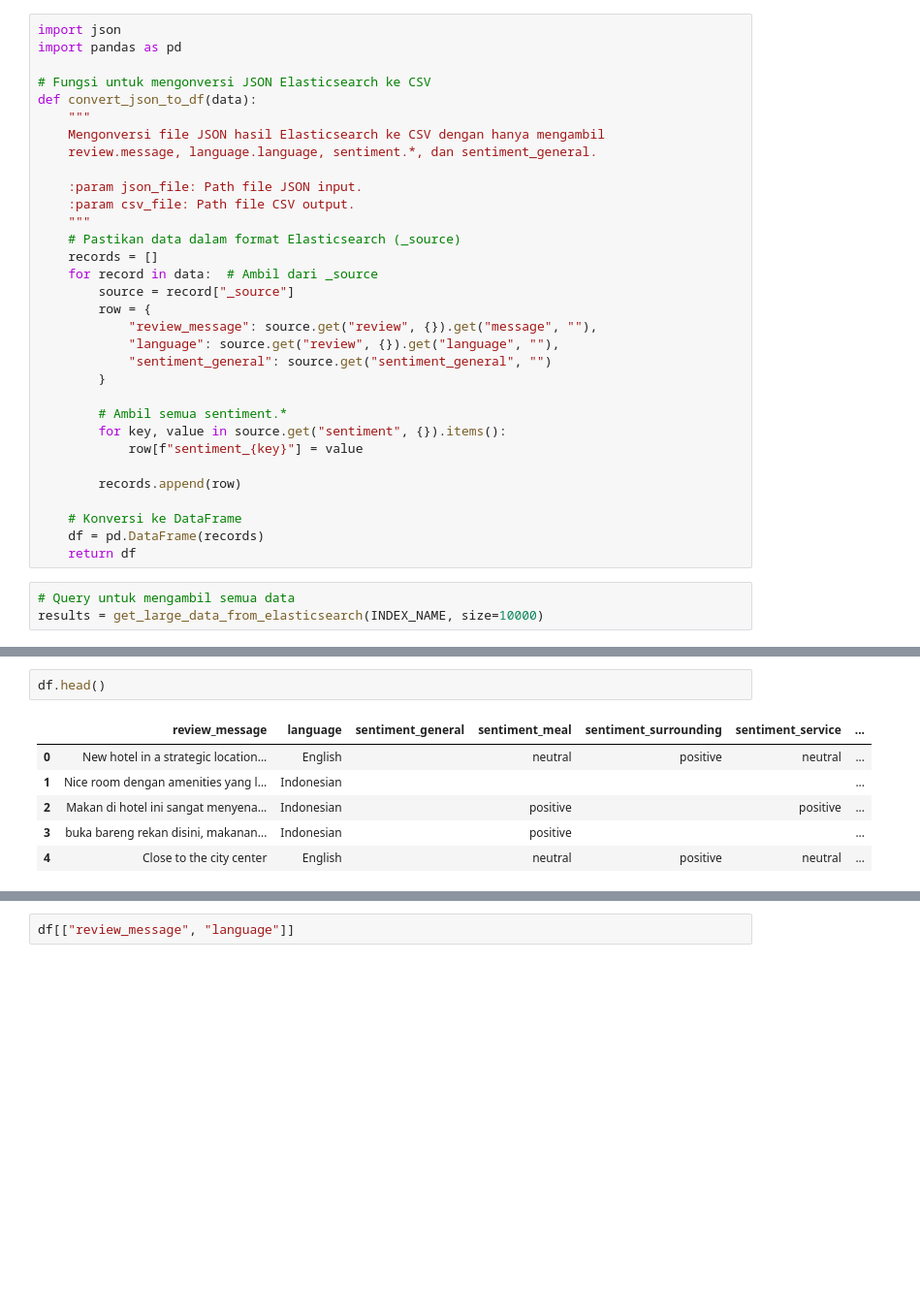
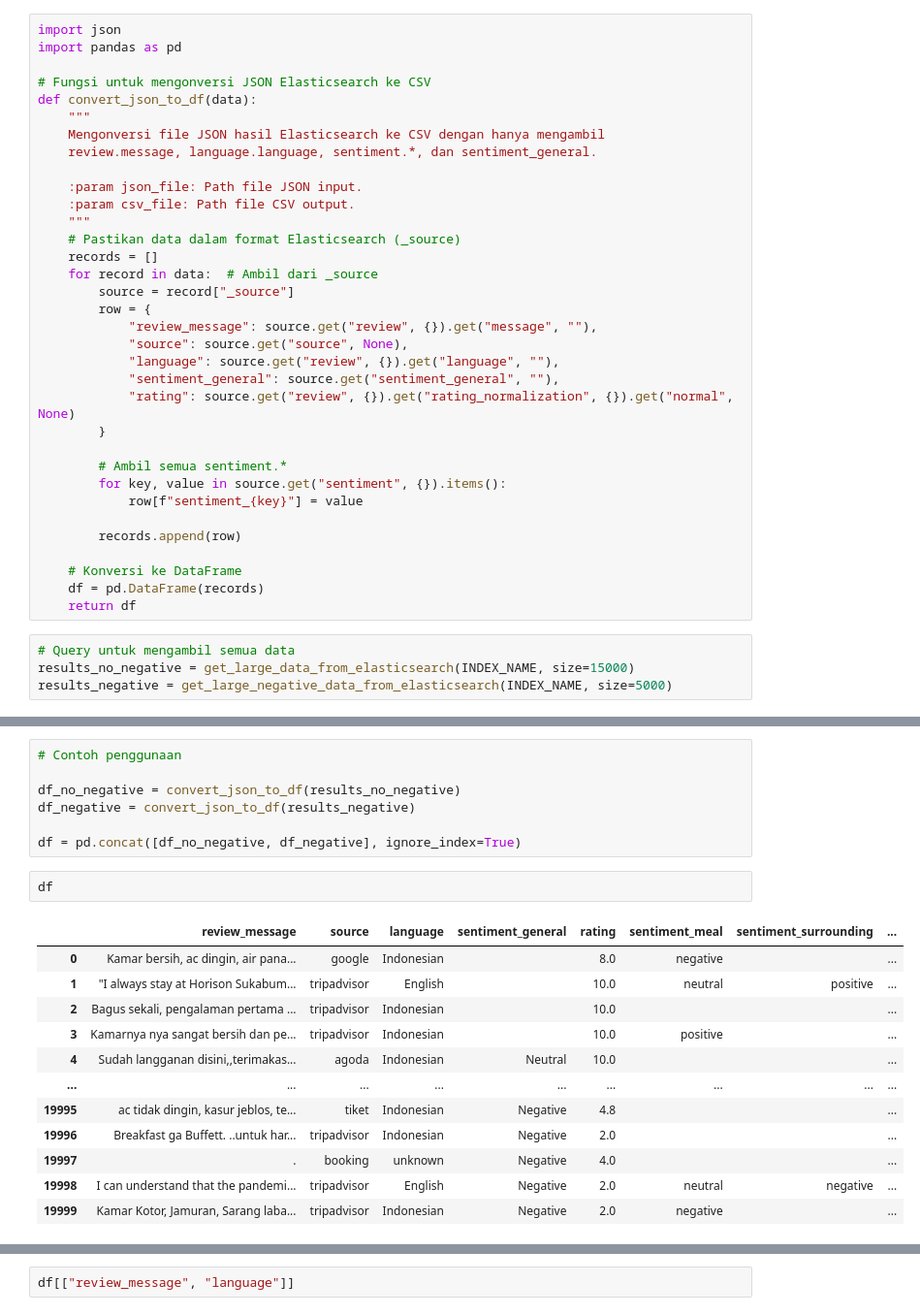
Before and after one commit to sugengdcahyo/multilabel-classification, a Jupyter notebook: 01-install.ipynb, the cells around one changed output, grey strips where cells are left out. Shown at 97% size. Saved outputs shown, nothing was run; the diff lists cells and outputs as text; blank space fills up the shorter version.

```diff
--- a/01-install.ipynb
+++ b/01-install.ipynb
@@ -90,8 +162,10 @@ def convert_json_to_df(data):
         source = record["_source"]
         row = {
             "review_message": source.get("review", {}).get("message", ""),
+            "source": source.get("source", None),
             "language": source.get("review", {}).get("language", ""),
-            "sentiment_general": source.get("sentiment_general", "")
+            "sentiment_general": source.get("sentiment_general", ""),
+            "rating": source.get("review", {}).get("rating_normalization", {}).get("normal", None)
         }
 
         # Ambil semua sentiment.*
@@ -105,4 +179,5 @@ def convert_json_to_df(data):
     return df
 # %%
 # Query untuk mengambil semua data
-results = get_large_data_from_elasticsearch(INDEX_NAME, size=10000)
+results_no_negative = get_large_data_from_elasticsearch(INDEX_NAME, size=15000)
+results_negative = get_large_negative_data_from_elasticsearch(INDEX_NAME, size=5000)
@@ -113,9 +184,22 @@ df = convert_json_to_df(results)
+# %%
+# Contoh penggunaan
+
+df_no_negative = convert_json_to_df(results_no_negative)
+df_negative = convert_json_to_df(results_negative)
+
+df = pd.concat([df_no_negative, df_negative], ignore_index=True)
 # %%
-df.head()
+df
 # %% [output]
-|  | review_message | language | sentiment_general | sentiment_meal | sentiment_surrounding | sentiment_service | ... |
-| 0 | New hotel in a strategic location... | English |  | neutral | positive | neutral | ... |
-| 1 | Nice room dengan amenities yang l... | Indonesian |  |  |  |  | ... |
-| 2 | Makan di hotel ini sangat menyena... | Indonesian |  | positive |  | positive | ... |
-| 3 | buka bareng rekan disini, makanan... | Indonesian |  | positive |  |  | ... |
-| 4 | Close to the city center | English |  | neutral | positive | neutral | ... |
+|  | review_message | source | language | sentiment_general | rating | sentiment_meal | sentiment_surrounding | ... |
+| 0 | Kamar bersih, ac dingin, air pana... | google | Indonesian |  | 8.0 | negative |  | ... |
+| 1 | "I always stay at Horison Sukabum... | tripadvisor | English |  | 10.0 | neutral | positive | ... |
+| 2 | Bagus sekali, pengalaman pertama ... | tripadvisor | Indonesian |  | 10.0 |  |  | ... |
+| 3 | Kamarnya nya sangat bersih dan pe... | tripadvisor | Indonesian |  | 10.0 | positive |  | ... |
+| 4 | Sudah langganan disini,,terimakas... | agoda | Indonesian | Neutral | 10.0 |  |  | ... |
+| ... | ... | ... | ... | ... | ... | ... | ... | ... |
+| 19995 | ac tidak dingin, kasur jeblos, te... | tiket | Indonesian | Negative | 4.8 |  |  | ... |
+| 19996 | Breakfast ga Buffett. ..untuk har... | tripadvisor | Indonesian | Negative | 2.0 |  |  | ... |
+| 19997 | . | booking | unknown | Negative | 4.0 |  |  | ... |
+| 19998 | I can understand that the pandemi... | tripadvisor | English | Negative | 2.0 | neutral | negative | ... |
+| 19999 | Kamar Kotor, Jamuran, Sarang laba... | tripadvisor | Indonesian | Negative | 2.0 | negative |  | ... |
```
Also changed, not shown: parts of 4 cells of this notebook.
